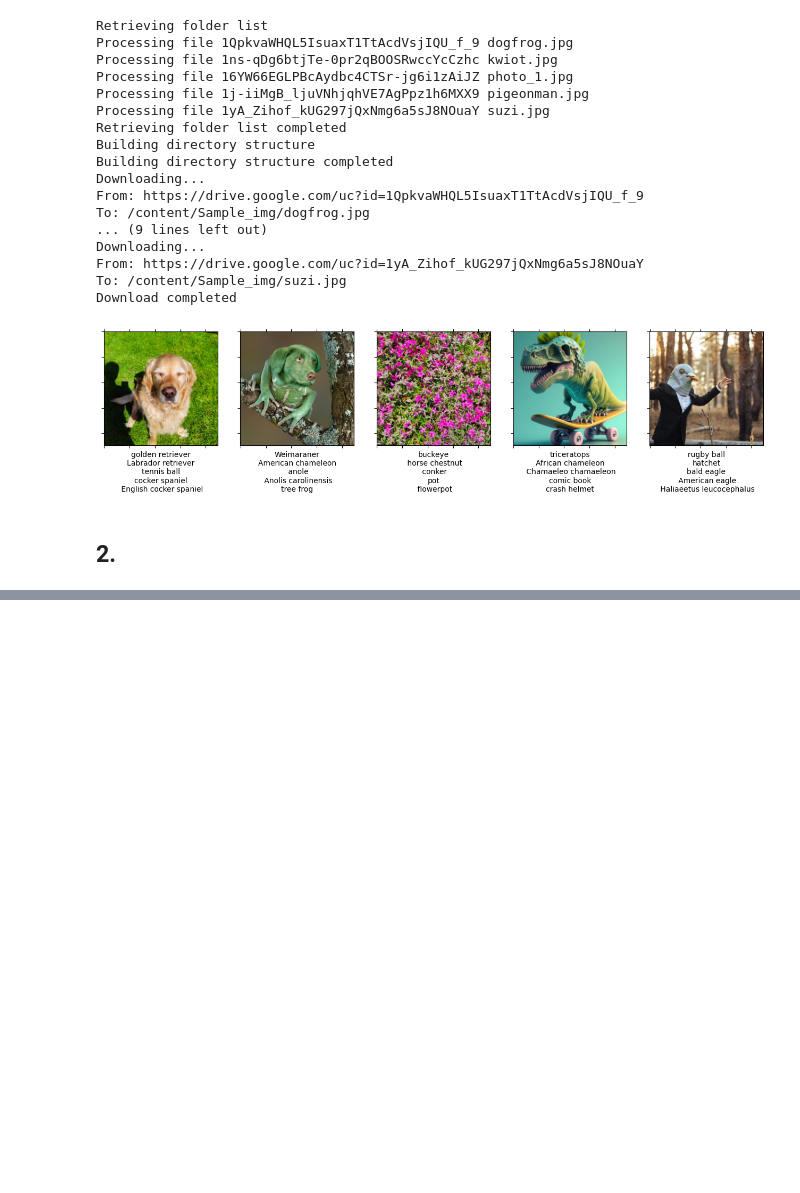
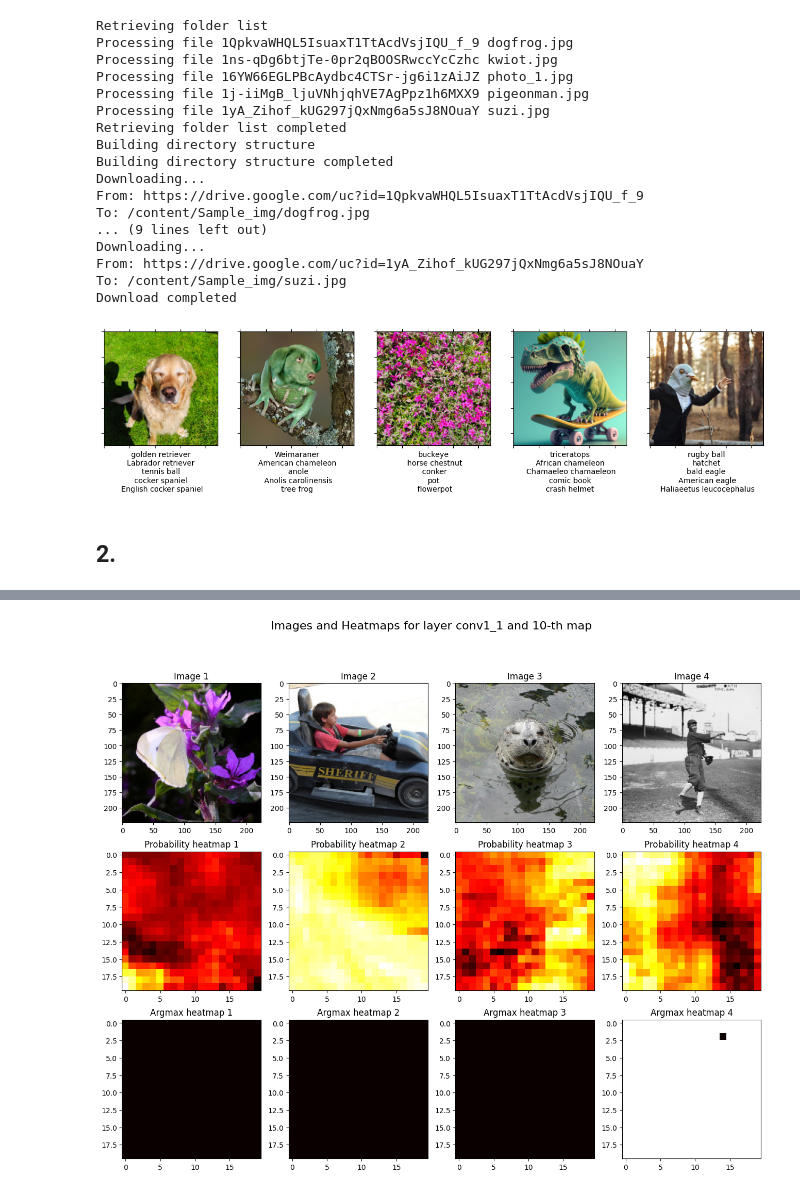
Before and after one commit to dmika1234/dl_uwr, a Jupyter notebook: Assignments/Assignment3/colab_run.ipynb, the cells around one changed output, grey strips where cells are left out. Saved outputs shown, nothing was run; the diff lists cells and outputs as text; code cells hidden in the pictures; blank space fills up the shorter version.

```diff
--- a/Assignments/Assignment3/colab_run.ipynb
+++ b/Assignments/Assignment3/colab_run.ipynb
@@ -243,0 +229,30 @@ plt.show()
+# %%
+# Set layer name and map index
+layer_name = "conv1_1"
+map_index = 9
+x_dim = (75, 95)
+y_dim = (55, 75)
+n_imgs = 4
+imgs = ilsvrc.data[30:(30 + n_imgs)]
+labels = ilsvrc.labels[30:(30 + n_imgs)]
+fig, axs = plt.subplots(nrows=3, ncols=n_imgs, figsize=(n_imgs * 4, 12))
+for i in range(n_imgs):
+    img = imgs[i]
+    label = labels[i]
+    id = ilsvrc.label_to_id[label]
+    img_torch = to_tensor(img)
+    heatmap, arg_heatmap = generate_prob_heatmaps(vgg, img, id, x_dim, y_dim)
+    # predicted_label = ilsvrc.id_to_label[predicted_label_id]
+    # Plot img and heatmap
+    axs[0][i].imshow(img)
+    axs[1][i].imshow(heatmap, cmap='hot')
+    axs[2][i].imshow(arg_heatmap, cmap='hot')
+    # Add titles to the subplots
+    axs[0][i].set_title('Image {}'.format(i+1))
+    axs[1][i].set_title('Probability heatmap {}'.format(i+1))
+    axs[2][i].set_title('Argmax heatmap {}'.format(i+1))
+
+fig.suptitle('Images and Heatmaps for layer {} and {}-th map'.format(layer_name, map_index+1), fontsize=16)
+plt.show()
+# %% [output]
+[figure, added]
```
Also changed, not shown: parts of 15 cells of this notebook.
